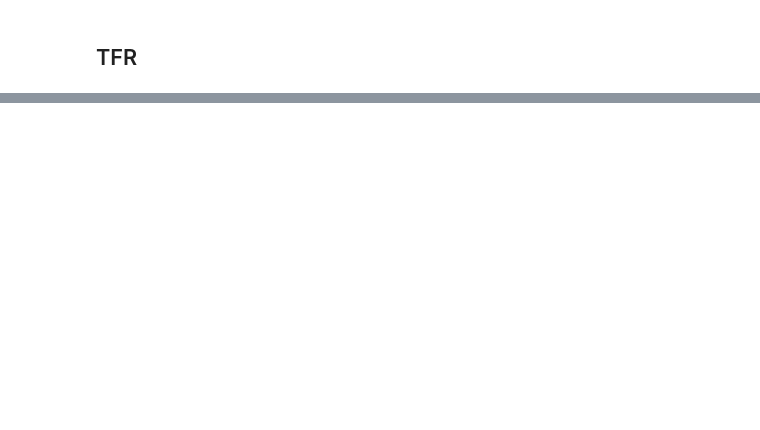
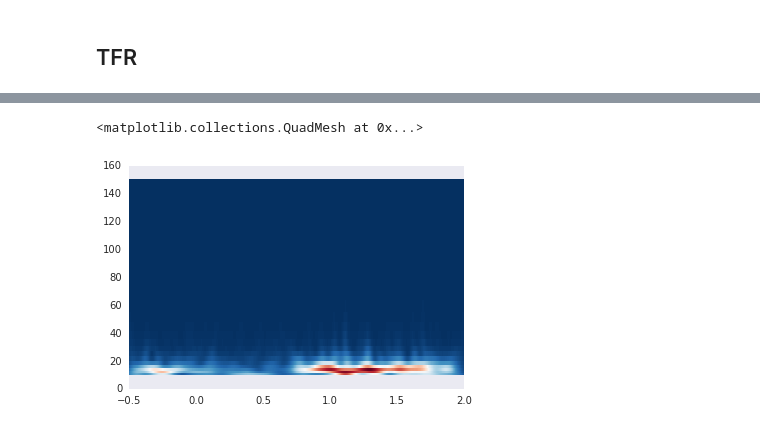
Before and after one commit to choldgraf/write-ups, a Jupyter notebook: neuro/ecog/Signal Processing and Time Frequency.ipynb, the cells around one changed output, grey strips where cells are left out. Drawn from its saved outputs; the diff is of its cells as text; code cells hidden in the pictures; blank space fills up the shorter version.

```diff
--- a/neuro/ecog/Signal Processing and Time Frequency.ipynb
+++ b/neuro/ecog/Signal Processing and Time Frequency.ipynb
@@ -159,12 +163,11 @@ tfr_funcs = {'mor': (mne.time_frequency.tfr_morlet, {'n_cycles': 5}),
 # %%
+# Now we'll extract the TFR of our brain data
 df_tfr = []
-for nm, (func, kws) in tfr_funcs.iteritems():
-    tfr, itc = func(data, freqs, **kws)
-    for i, elec in enumerate(tfr.data):
-        ielec = pd.DataFrame(elec, index=freqs, columns=data.times)
-        ielec['elec'] = i
-        ielec['kind'] = nm
-        ielec.index.name = 'freq'
-        ielec.set_index(['elec', 'kind'], inplace=True, append=True)
-        df_tfr.append(ielec)
-df_tfr = pd.concat(df_tfr)
+tfr, itc = mne.time_frequency.tfr_morlet(brain_epochs, freqs, n_cycles)
+for i, elec in enumerate(tfr.data):
+    ielec = pd.DataFrame(elec, index=freqs, columns=brain_epochs.times)
+    ielec['elec'] = i
+    ielec.index.name = 'freq'
+    ielec.set_index(['elec'], inplace=True, append=True)
+    df_tfr.append(ielec)
+df_tfr = pd.concat(df_tfr, axis=0)
@@ -196,0 +174,10 @@ df_tfr
+# %%
+f, ax = plt.subplots()
+plt_df = df_tfr.xs(20, level='elec')
+y_axis = plt_df.index.values
+# y_axis = np.arange(plt_df.shape[0])
+ax.pcolormesh(plt_df.columns.values, y_axis, plt_df.values,
+              cmap=plt.cm.RdBu_r)
+# %% [output]
+<matplotlib.collections.QuadMesh at 0x...>
+[figure, added]
```
Also changed, not shown: parts of 23 cells of this notebook.
